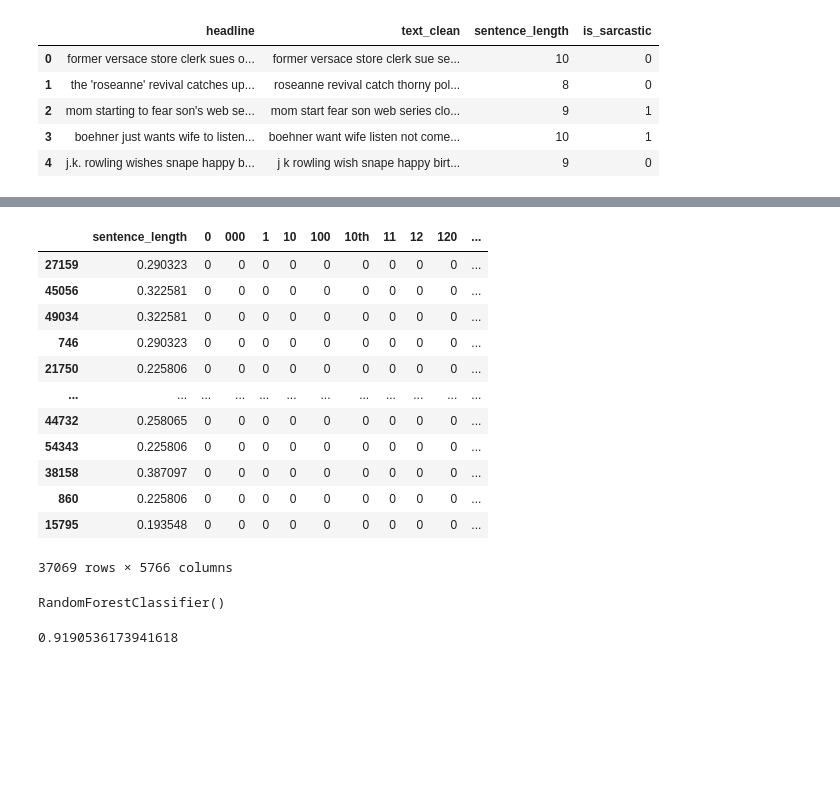
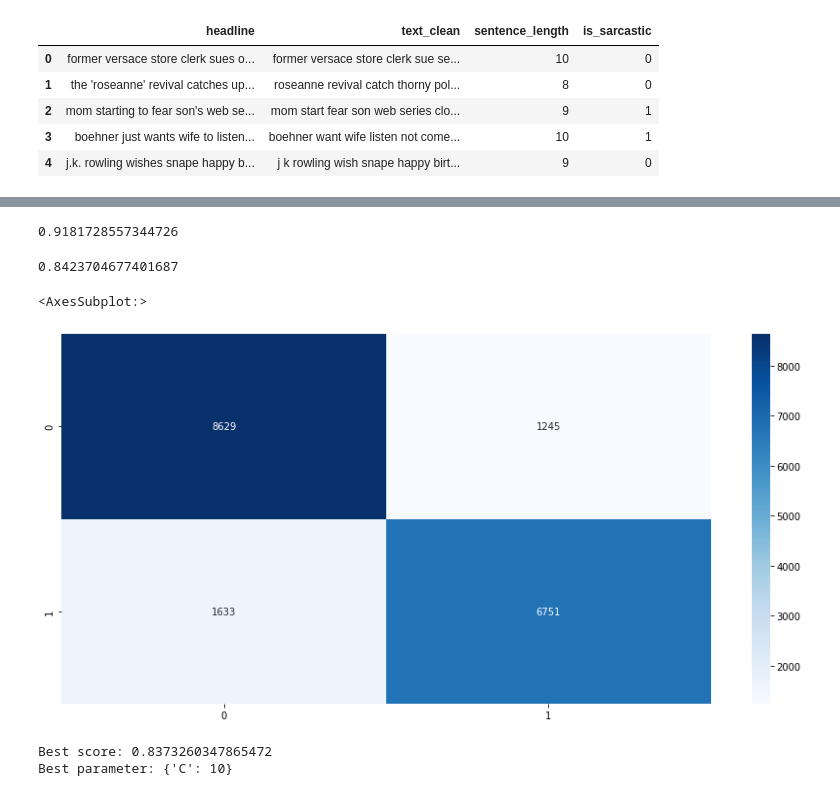
Before and after one commit to MatteoSchifano/Phishing-URL-Classification, a Jupyter notebook: notebooks/sarcasm.ipynb, the cells around one changed output, grey strips where cells are left out. Saved outputs shown, nothing was run; the diff lists cells and outputs as text; code cells hidden in the pictures; blank space fills up the shorter version.

```diff
--- a/notebooks/sarcasm.ipynb
+++ b/notebooks/sarcasm.ipynb
@@ -142,6 +152,6 @@ df2.head()
 # %%
 from sklearn.model_selection import train_test_split
 
-X = df2.loc[:, df2.columns != 'is_sarcastic']
+X = df2.loc[:, df2.columns != 'is_sarcastic'].iloc[:, 2:]
 y = df2.loc[:, 'is_sarcastic']
 X_train, X_test, y_train, y_test = train_test_split(X, y, random_state=42, test_size=0.33)
@@ -152,26 +160,13 @@ from sklearn.preprocessing import MinMaxScaler
 
 mms = MinMaxScaler()
 X_train['sentence_length'] = mms.fit_transform(X_train.sentence_length.to_numpy().reshape(-1, 1))
-# %%
-X_train.iloc[:, 2:]
-# %% [output]
-|  | sentence_length | 0 | 000 | 1 | 10 | 100 | 10th | 11 | 12 | 120 | ... |
-| 27159 | 0.290323 | 0 | 0 | 0 | 0 | 0 | 0 | 0 | 0 | 0 | ... |
-| 45056 | 0.322581 | 0 | 0 | 0 | 0 | 0 | 0 | 0 | 0 | 0 | ... |
-| 49034 | 0.322581 | 0 | 0 | 0 | 0 | 0 | 0 | 0 | 0 | 0 | ... |
-| 746 | 0.290323 | 0 | 0 | 0 | 0 | 0 | 0 | 0 | 0 | 0 | ... |
-| 21750 | 0.225806 | 0 | 0 | 0 | 0 | 0 | 0 | 0 | 0 | 0 | ... |
-| ... | ... | ... | ... | ... | ... | ... | ... | ... | ... | ... | ... |
-| 44732 | 0.258065 | 0 | 0 | 0 | 0 | 0 | 0 | 0 | 0 | 0 | ... |
-| 54343 | 0.225806 | 0 | 0 | 0 | 0 | 0 | 0 | 0 | 0 | 0 | ... |
-| 38158 | 0.387097 | 0 | 0 | 0 | 0 | 0 | 0 | 0 | 0 | 0 | ... |
-| 860 | 0.225806 | 0 | 0 | 0 | 0 | 0 | 0 | 0 | 0 | 0 | ... |
-| 15795 | 0.193548 | 0 | 0 | 0 | 0 | 0 | 0 | 0 | 0 | 0 | ... |
-37069 rows × 5766 columns
 # %%
 from sklearn.ensemble import RandomForestClassifier
 
 model = RandomForestClassifier()
-model.fit(X_train.iloc[:, 2:], y_train)
+model.fit(X_train, y_train)
+
+X_test.sentence_length = mms.transform(X_test.sentence_length.to_numpy().reshape(-1, 1))
+pred = model.predict(X_test)
 # %% [output]
-RandomForestClassifier()
+0.9181728557344726
@@ -178,9 +176,32 @@ RandomForestClassifier()
 # %%
+from sklearn.linear_model import LogisticRegression
+
+model = LogisticRegression(solver='liblinear')
+model.fit(X_train, y_train)
+
 X_test.sentence_length = mms.transform(X_test.sentence_length.to_numpy().reshape(-1, 1))
-pred = model.predict(X_test.iloc[:, 2:])
+
+pred = model.predict(X_test)
 accuracy_score(y_test, pred)
 # %% [output]
-0.9190536173941618
+0.8423704677401687
+# %%
+from sklearn.metrics import confusion_matrix
+
+cf_matrix = confusion_matrix(y_test, pred)
+sns.heatmap(cf_matrix,
+             annot=True, fmt='', cmap='Blues')
+# cf_matrix.sum(axis=0).reshape(-1, 1)
+# %% [output]
+<AxesSubplot:>
+[figure, added]
+# %%
+print("Best score: {}".format(clf.best_score_))
+print("Best parameter: {}".format(clf.best_params_))
+LogisticRegression
+# %% [output]
+Best score: 0.8373260347865472
+Best parameter: {'C': 10}
 # %%
 # save the model
 import pickle
```
Also changed, not shown: parts of 10 cells of this notebook, 2 other files.
